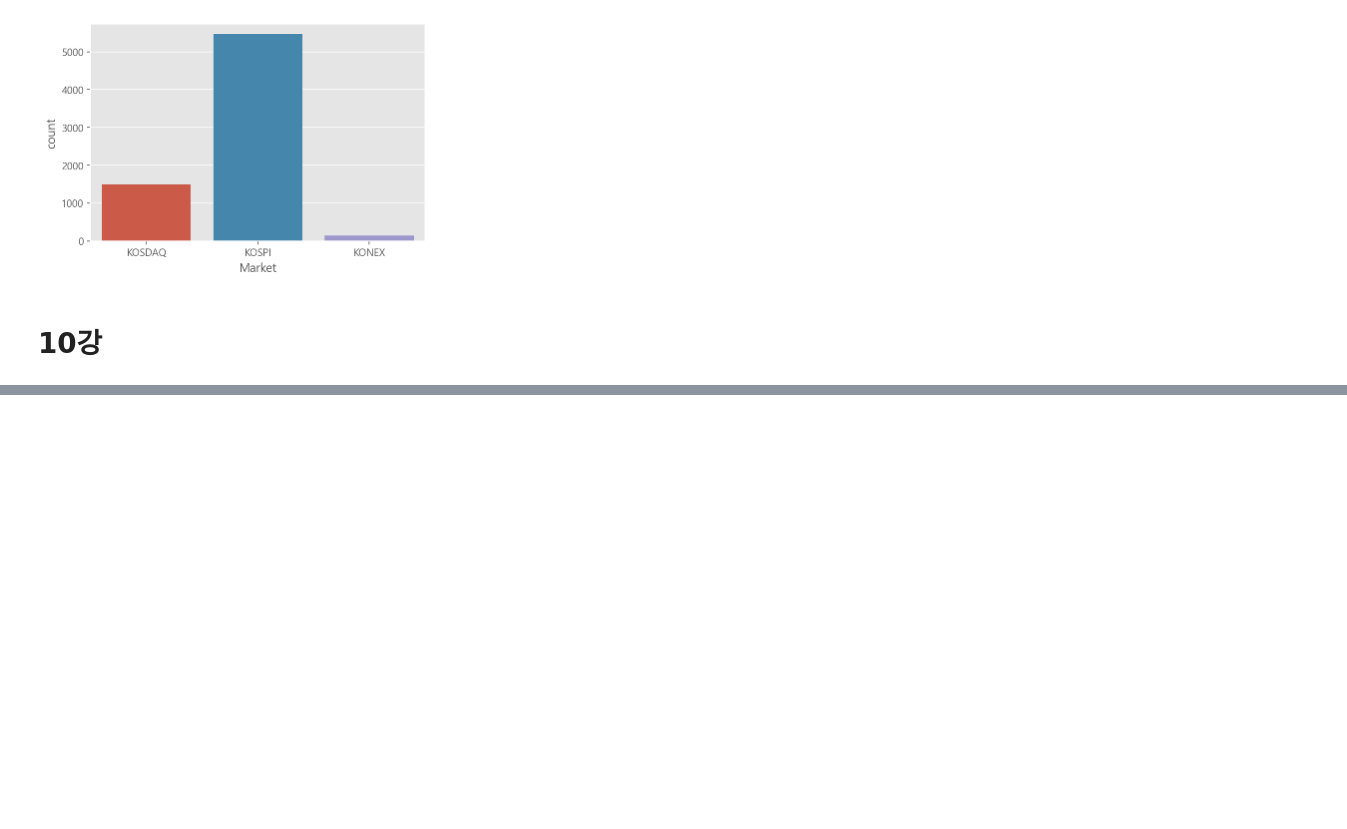
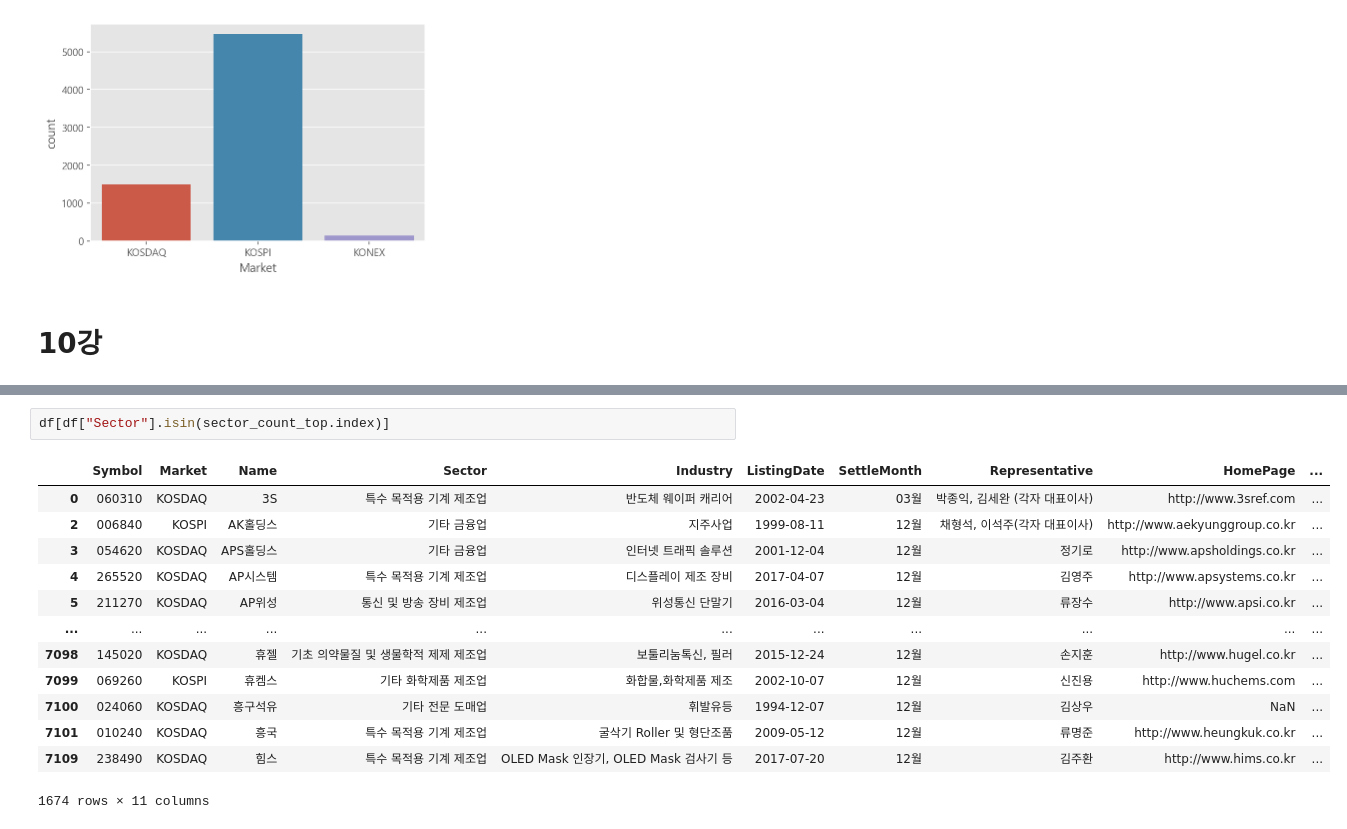
Before and after one commit to HanHyunDo/coding, a Jupyter notebook: 오늘 코드(유튜브)/KRX 분석.ipynb, the cells around one changed output, grey strips where cells are left out. Drawn from its saved outputs; the diff is of its cells as text; blank space fills up the shorter version.

```diff
--- a/오늘 코드(유튜브)/KRX 분석.ipynb
+++ b/오늘 코드(유튜브)/KRX 분석.ipynb
@@ -409,0 +417,16 @@ sns.countplot(data=df, x="Market")
+# %%
+df[df["Sector"].isin(sector_count_top.index)]
+# %% [output]
+|  | Symbol | Market | Name | Sector | Industry | ListingDate | SettleMonth | Representative | HomePage | ... |
+| 0 | 060310 | KOSDAQ | 3S | 특수 목적용 기계 제조업 | 반도체 웨이퍼 캐리어 | 2002-04-23 | 03월 | 박종익, 김세완 (각자 대표이사) | http://www.3sref.com | ... |
+| 2 | 006840 | KOSPI | AK홀딩스 | 기타 금융업 | 지주사업 | 1999-08-11 | 12월 | 채형석, 이석주(각자 대표이사) | http://www.aekyunggroup.co.kr | ... |
+| 3 | 054620 | KOSDAQ | APS홀딩스 | 기타 금융업 | 인터넷 트래픽 솔루션 | 2001-12-04 | 12월 | 정기로 | http://www.apsholdings.co.kr | ... |
+| 4 | 265520 | KOSDAQ | AP시스템 | 특수 목적용 기계 제조업 | 디스플레이 제조 장비 | 2017-04-07 | 12월 | 김영주 | http://www.apsystems.co.kr | ... |
+| 5 | 211270 | KOSDAQ | AP위성 | 통신 및 방송 장비 제조업 | 위성통신 단말기 | 2016-03-04 | 12월 | 류장수 | http://www.apsi.co.kr | ... |
+| ... | ... | ... | ... | ... | ... | ... | ... | ... | ... | ... |
+| 7098 | 145020 | KOSDAQ | 휴젤 | 기초 의약물질 및 생물학적 제제 제조업 | 보툴리눔톡신, 필러 | 2015-12-24 | 12월 | 손지훈 | http://www.hugel.co.kr | ... |
+| 7099 | 069260 | KOSPI | 휴켐스 | 기타 화학제품 제조업 | 화합물,화학제품 제조 | 2002-10-07 | 12월 | 신진용 | http://www.huchems.com | ... |
+| 7100 | 024060 | KOSDAQ | 흥구석유 | 기타 전문 도매업 | 휘발유등 | 1994-12-07 | 12월 | 김상우 | NaN | ... |
+| 7101 | 010240 | KOSDAQ | 흥국 | 특수 목적용 기계 제조업 | 굴삭기 Roller 및 형단조품 | 2009-05-12 | 12월 | 류명준 | http://www.heungkuk.co.kr | ... |
+| 7109 | 238490 | KOSDAQ | 힘스 | 특수 목적용 기계 제조업 | OLED Mask 인장기, OLED Mask 검사기 등 | 2017-07-20 | 12월 | 김주환 | http://www.hims.co.kr | ... |
+1674 rows × 11 columns
```
Also changed, not shown: parts of 7 cells of this notebook.
